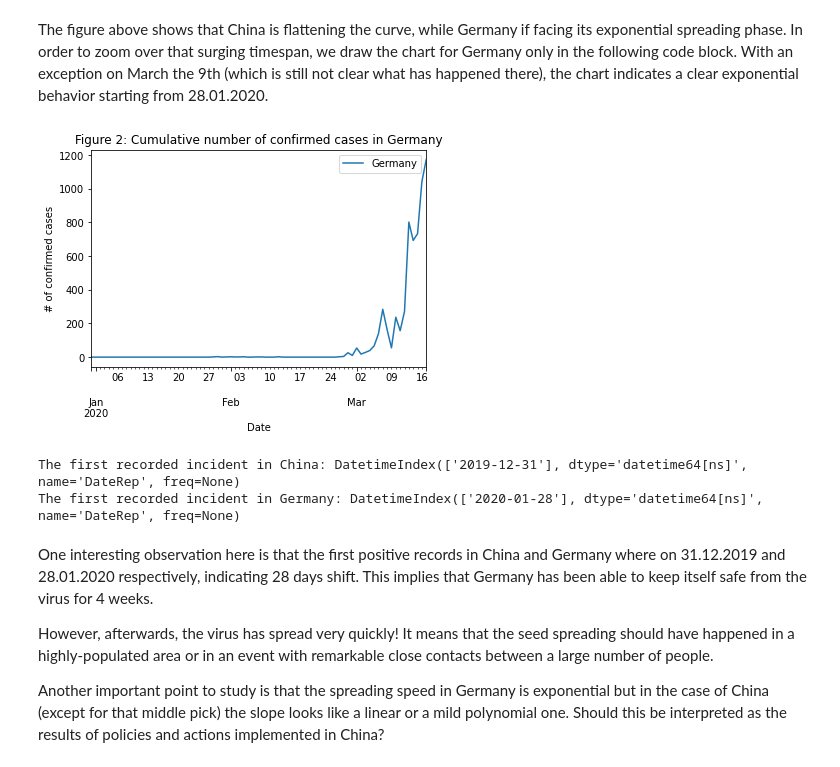
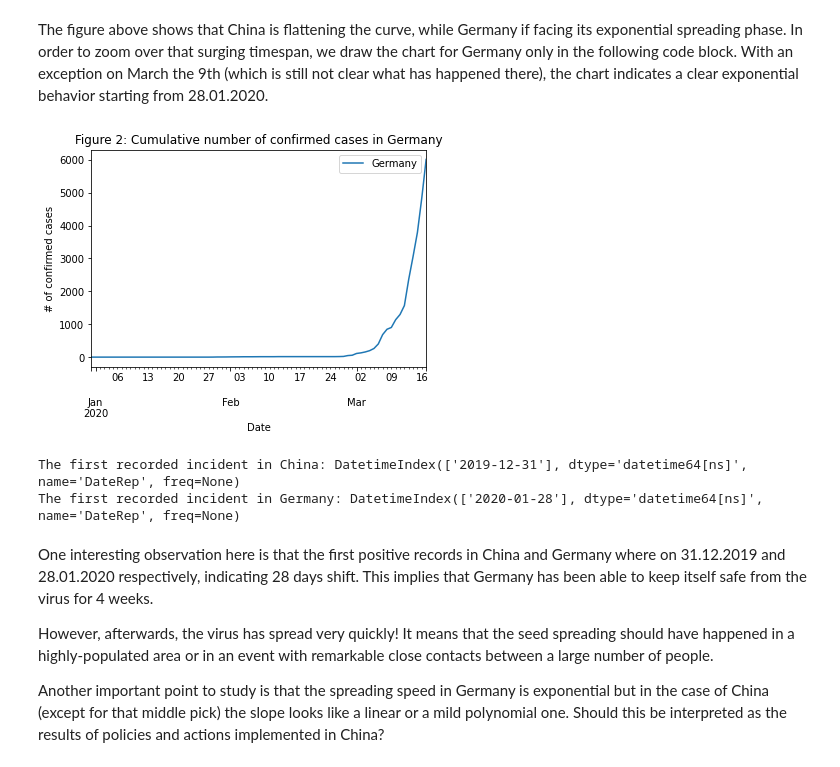
Before and after one commit to javadch/covid19, a Jupyter notebook: Covid19_Cases_Germany.ipynb, the cells around one changed output. Drawn from its saved outputs; the diff is of its cells as text; code cells hidden in the pictures.

Commit message:
Fixed an issue with Figure 2

```diff
--- a/Covid19_Cases_Germany.ipynb
+++ b/Covid19_Cases_Germany.ipynb
@@ -42,18 +42,18 @@ plt.show()
 # %% [markdown]
 The figure above shows that China is flattening the curve, while Germany if facing its exponential spreading phase. In order to zoom over that surging timespan, we draw the chart for Germany only in the following code block. With an exception on March the 9th (which is still not clear what has happened there), the chart indicates a clear exponential behavior starting from 28.01.2020.
 # %%
-germany['Cases'].plot(label = 'Germany')
+germany['Cases'].cumsum().plot(label = 'Germany')
 plt.xlabel('Date')
 plt.ylabel('# of confirmed cases')
 plt.title("Figure 2: Cumulative number of confirmed cases in Germany")
 plt.legend()
 plt.show()
 # The date of the first recorded incident in China
 print('The first recorded incident in China:', china[(china['Cases']>0)].head(1).index)
 # The date of the first recorded incident in Germany
 print('The first recorded incident in Germany:', germany[(germany['Cases']>0)].head(1).index)
 # %% [output]
-[figure, old version]
+[figure, new version]
 The first recorded incident in China: DatetimeIndex(['2019-12-31'], dtype='datetime64[ns]', name='DateRep', freq=None)
 The first recorded incident in Germany: DatetimeIndex(['2020-01-28'], dtype='datetime64[ns]', name='DateRep', freq=None)
 # %% [markdown]
```
Also changed, not shown: parts of 1 cell of this notebook.
